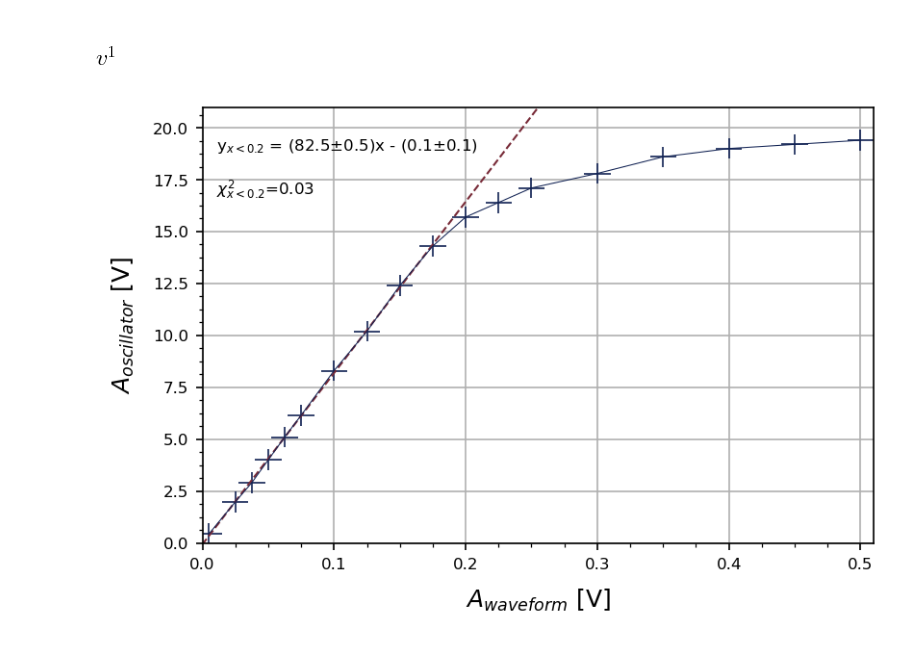
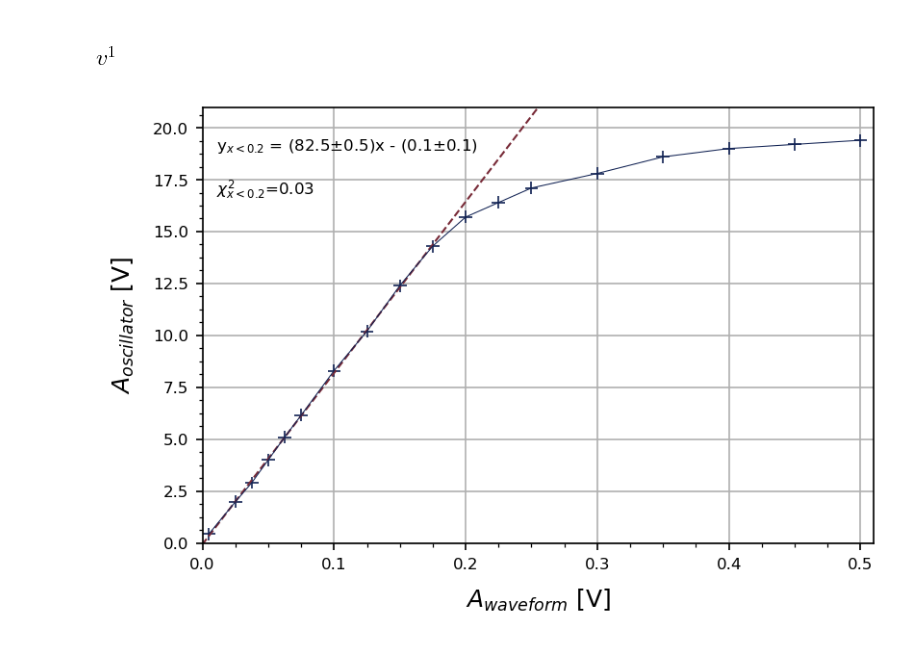
Before and after one commit to parallax-xallaraq/PHSX616, a Jupyter notebook: Lab3 - Torsional Oscillator/Code/Fitting.ipynb, the cells around one changed output. Drawn from its saved outputs; the diff is of its cells as text; code cells hidden in the pictures.

```diff
--- a/Lab3 - Torsional Oscillator/Code/Fitting.ipynb
+++ b/Lab3 - Torsional Oscillator/Code/Fitting.ipynb
@@ -235,17 +235,17 @@ def PlotXmanyY_LinearFit(
 # %%
 PlotXmanyY_LinearFit(
     x = tables['V1 Ain-Aout']['input Amp. [V]'],
     y  = [tables['V1 Ain-Aout']['Output Amp. [V]']],
     yleg = [None],
     c =[colors[0]],
-    xerr = 0.01,    # error on x axis
-    yerr = 0.5,    # error on y axis
+    xerr = 0.005,    # error on x axis
+    yerr = 0.3,    # error on y axis
     xlim = (0,.51),
     ylim=(0,21),
     xlab = '$A_{waveform}$ [V]', # label on x axis
     ylab = '$A_{oscillator}$ [V]', # label on y axis
     linestyle = '-',   # style of xy curve line
     fileName = path_fig+'v1_AinAout_linearFit.png'  # filename to save the figure as
 )
 # %% [output]
-[figure, old version]
+[figure, new version]
```
Also changed, not shown: 6 other files.
